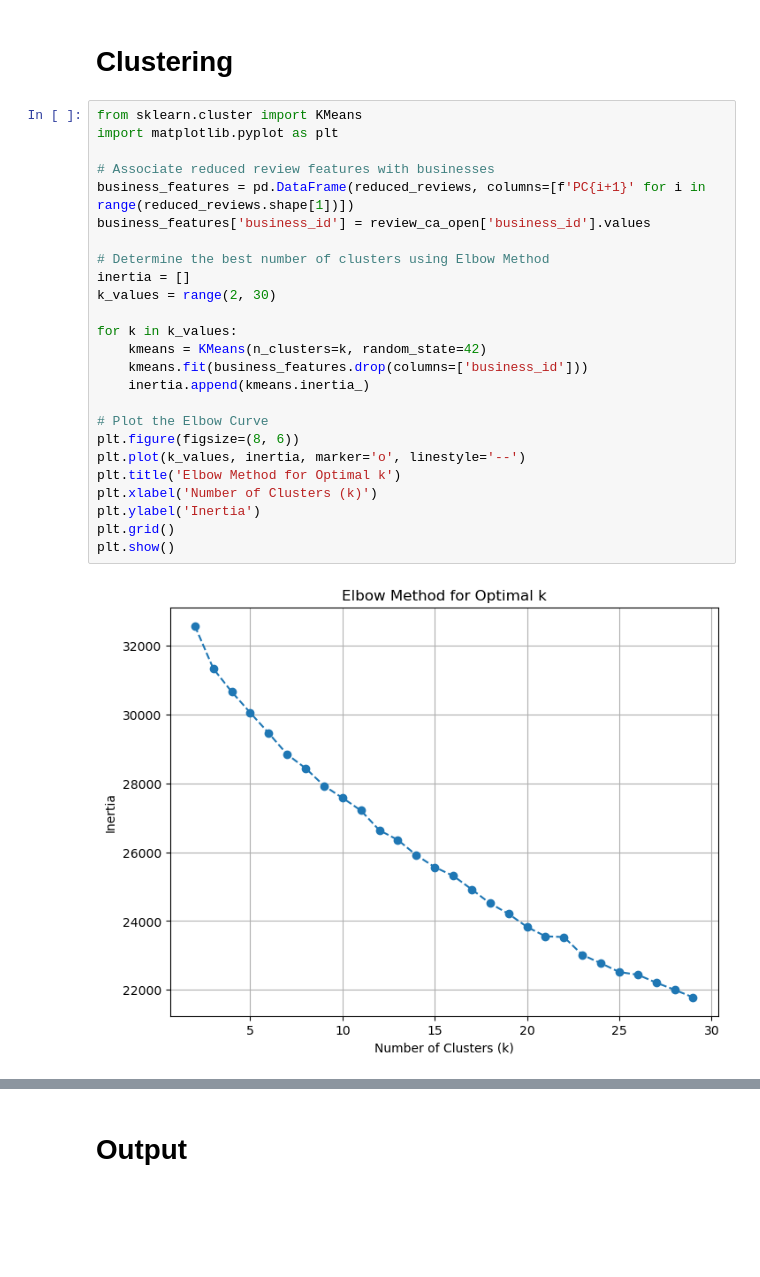
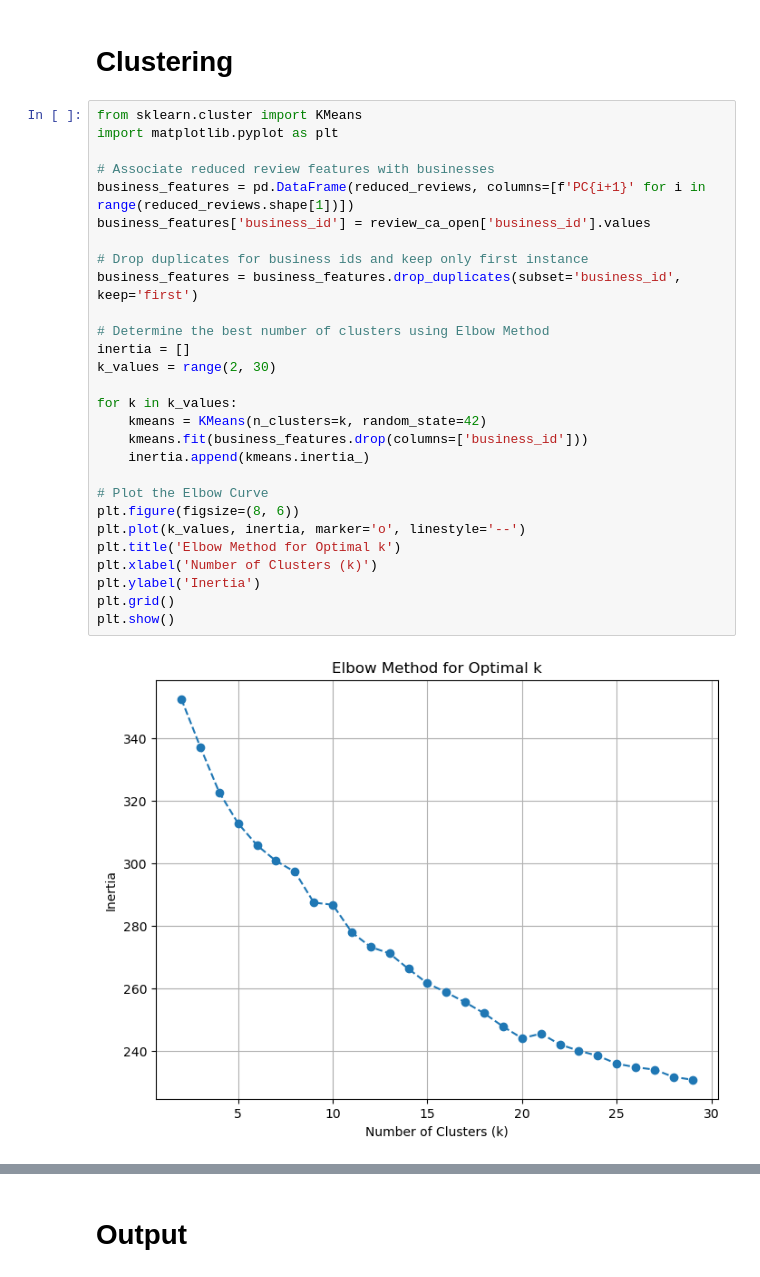
Before and after one commit to AndroYounan/CMPE255_DataMining_FinalProject_G1, a Jupyter notebook: Recommender.ipynb, the cells around one changed output, grey strips where cells are left out. Saved outputs shown, nothing was run; the diff lists cells and outputs as text; blank space fills up the shorter version.

Commit message:
Fixed the duplication issue on business_ids
Fixed the duplication issue on business_ids before running k-means clustering

```diff
--- a/Recommender.ipynb
+++ b/Recommender.ipynb
@@ -84,30 +84,33 @@ Reduced Dimensions Shape: (287807, 50)
 # %%
 from sklearn.cluster import KMeans
 import matplotlib.pyplot as plt
 
 # Associate reduced review features with businesses
 business_features = pd.DataFrame(reduced_reviews, columns=[f'PC{i+1}' for i in range(reduced_reviews.shape[1])])
 business_features['business_id'] = review_ca_open['business_id'].values
+
+# Drop duplicates for business ids and keep only first instance
+business_features = business_features.drop_duplicates(subset='business_id', keep='first')
 
 # Determine the best number of clusters using Elbow Method
 inertia = []
 k_values = range(2, 30)
 
 for k in k_values:
     kmeans = KMeans(n_clusters=k, random_state=42)
     kmeans.fit(business_features.drop(columns=['business_id']))
     inertia.append(kmeans.inertia_)
 
 # Plot the Elbow Curve
 plt.figure(figsize=(8, 6))
 plt.plot(k_values, inertia, marker='o', linestyle='--')
 plt.title('Elbow Method for Optimal k')
 plt.xlabel('Number of Clusters (k)')
 plt.ylabel('Inertia')
 plt.grid()
 plt.show()
 # %% [output]
-[figure, old version]
+[figure, new version]
 # %%
 # Apply K-Means with the chosen number of clusters based on the Elbow Curve
 optimal_k = 10
```
Also changed, not shown: parts of 4 cells of this notebook.
